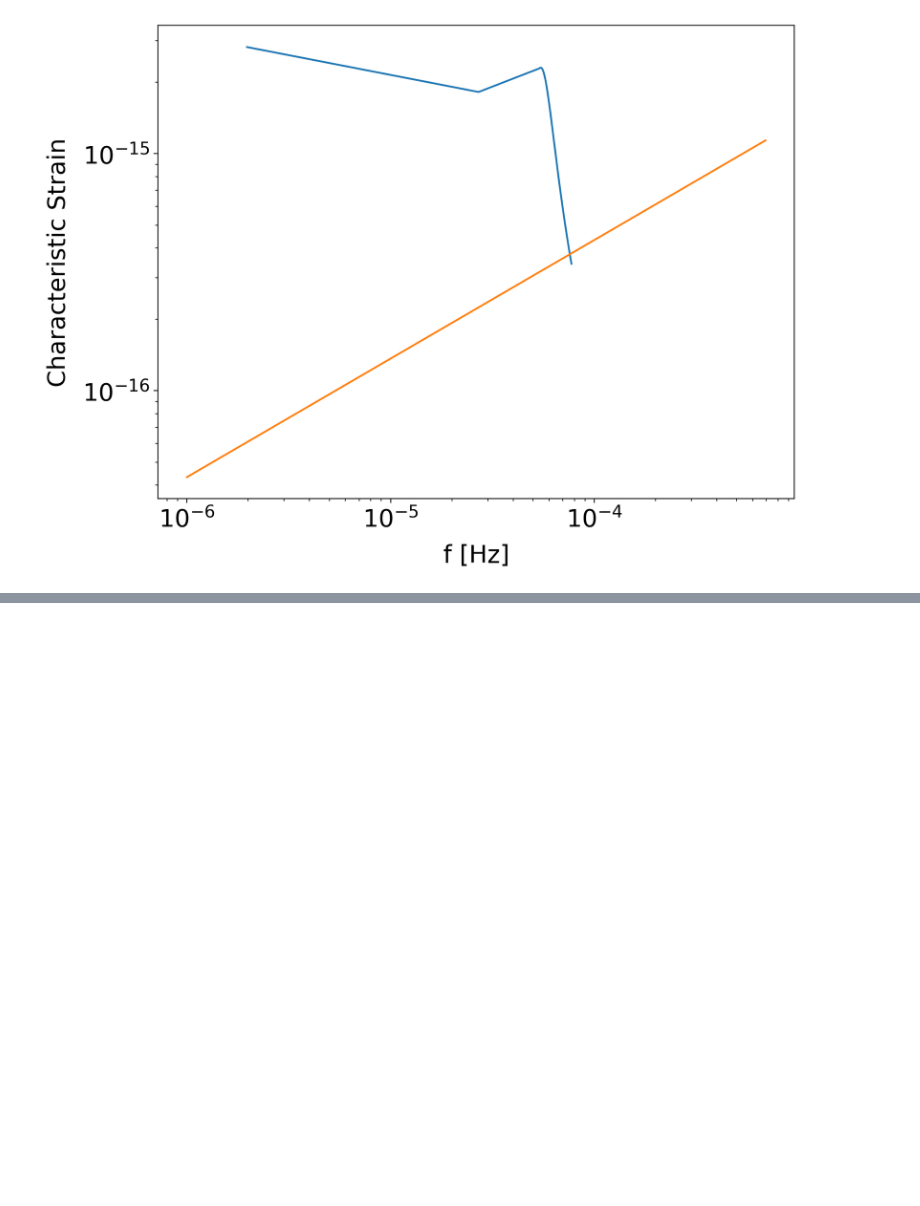
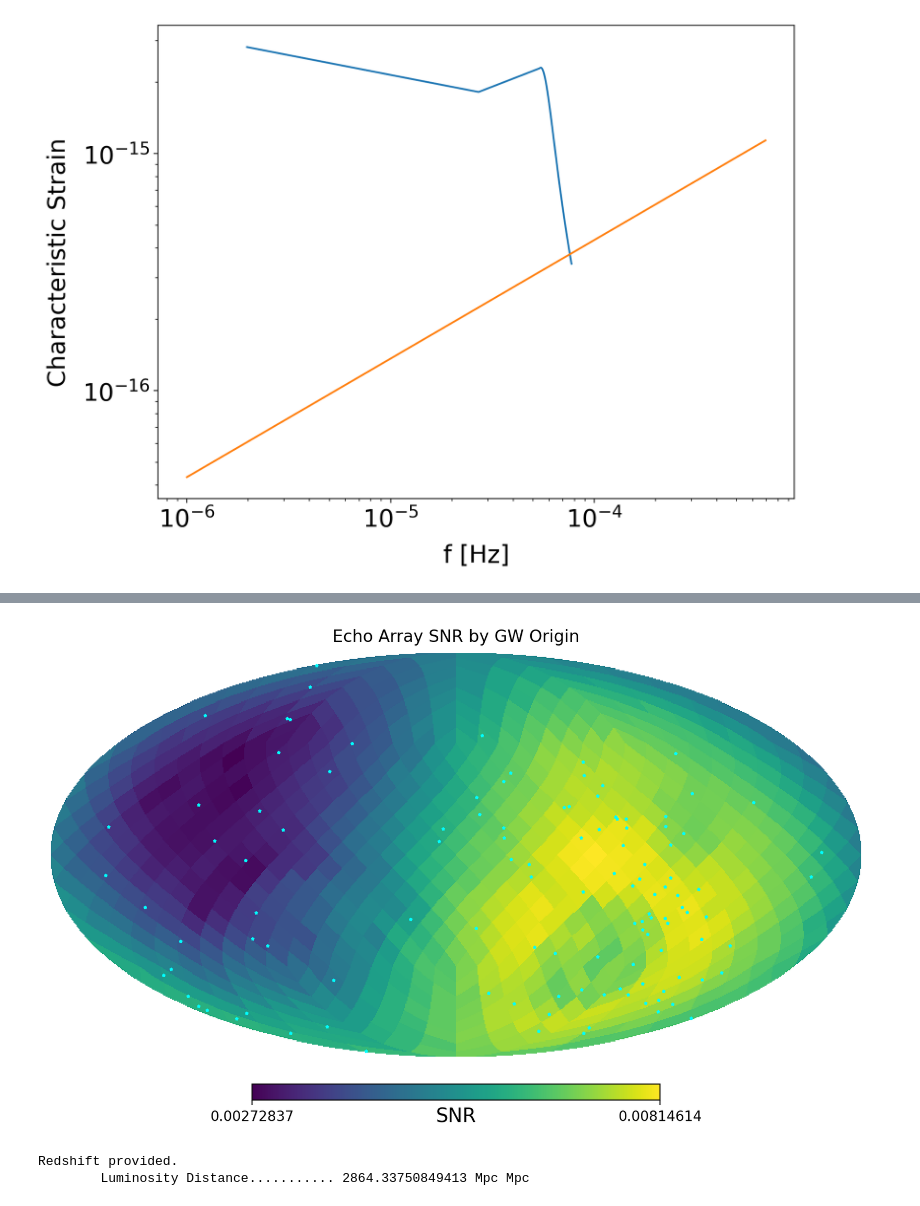
Before and after one commit to criswellalexander/multiband_smbhbs, a Jupyter notebook: test_obs_class.ipynb, the cells around one changed output, grey strips where cells are left out. Cells and saved outputs as stored; diff of their text form; code cells hidden in the pictures; blank space fills up the shorter version.

```diff
--- a/test_obs_class.ipynb
+++ b/test_obs_class.ipynb
@@ -179,0 +195,2 @@ Nice. To the grid!
+# %%
+binary = wt.Binary(1e8,1e8,z=0.5)
@@ -179,0 +200,2 @@ Nice. To the grid!
+# %%
+echarr = obs.EchoArray(nside=8)
@@ -179,0 +216,11 @@ Nice. To the grid!
+# %%
+snr2_sky, fs_sky, amps_sky = echarr.calc_allsky_snr(binary)
+# %%
+echarr.plot_snr_skymap(snr2_sky)
+# %% [output]
+[figure, added]
+# %%
+binary = wt.Binary(1e8,1e8,z=0.5)
+# %% [output]
+Redshift provided.
+        Luminosity Distance........... 2864.33750849413 Mpc Mpc
```
Also changed, not shown: parts of 19 cells of this notebook, 3 other files.
